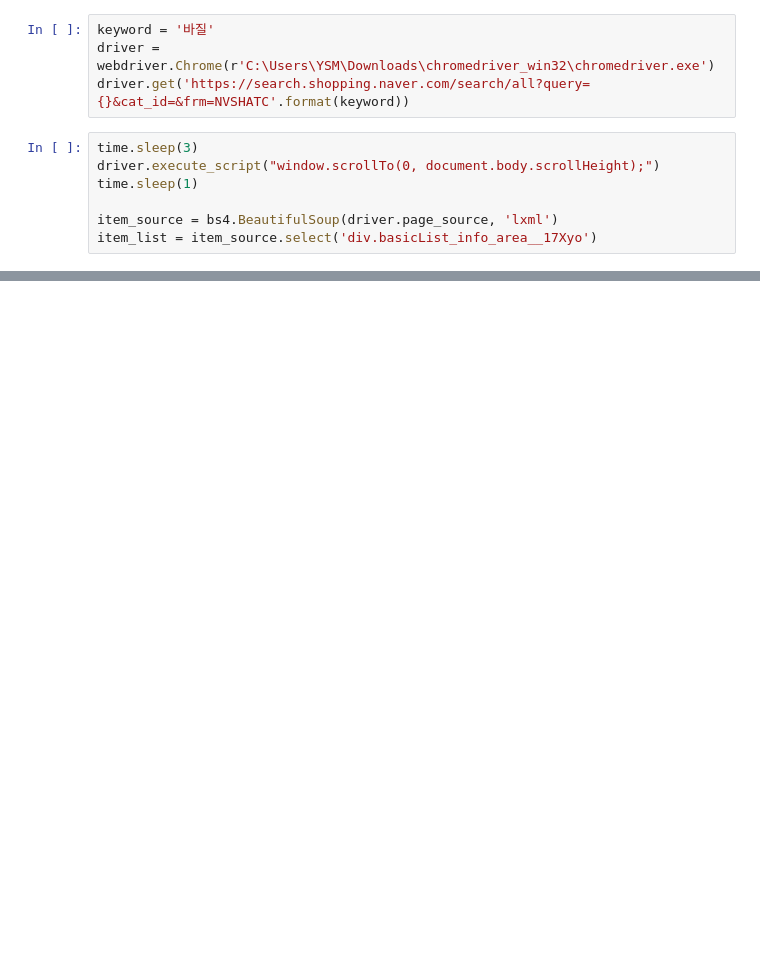
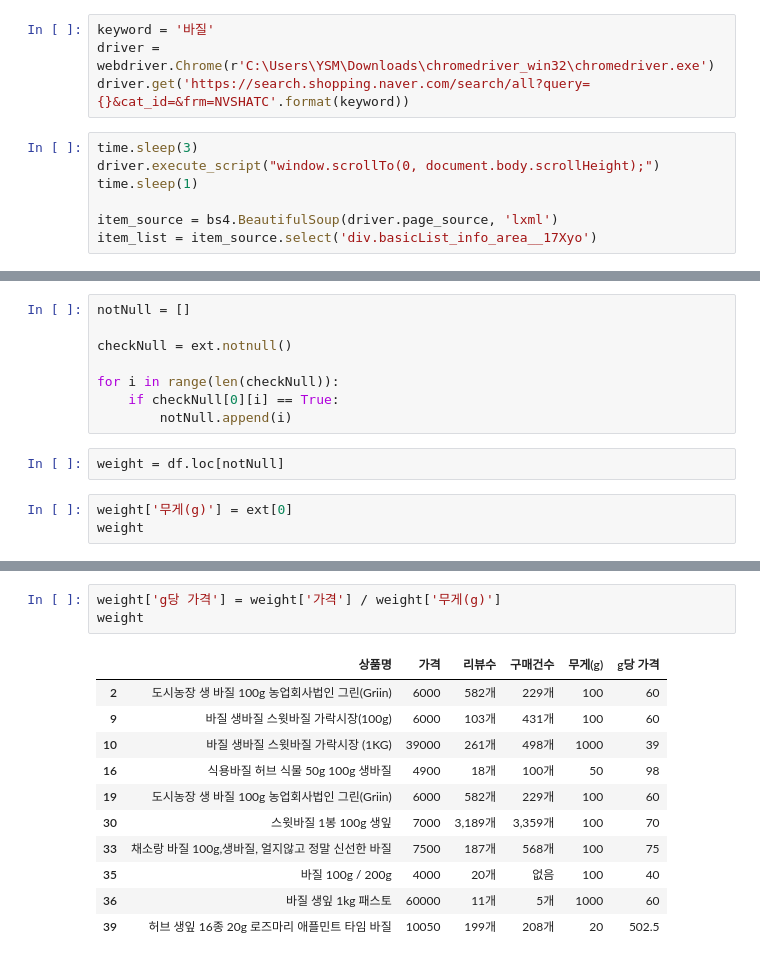
Before and after one commit to ysmin709/Get-Naver-Shopping-Data, a Jupyter notebook: CrawlingFromNaver.ipynb, the cells around one changed output, grey strips where cells are left out. Saved outputs shown, nothing was run; the diff lists cells and outputs as text; blank space fills up the shorter version.

```diff
--- a/CrawlingFromNaver.ipynb
+++ b/CrawlingFromNaver.ipynb
@@ -83,0 +111,13 @@ df.상품명.str.extract('(\d+)')
+# %%
+notNull = []
+
+checkNull = ext.notnull()
+
+for i in range(len(checkNull)):
+    if checkNull[0][i] == True:
+        notNull.append(i)
+# %%
+weight = df.loc[notNull]
+# %%
+weight['무게(g)'] = ext[0]
+weight
@@ -83,0 +136,15 @@ df.상품명.str.extract('(\d+)')
+# %%
+weight['g당 가격'] = weight['가격'] / weight['무게(g)']
+weight
+# %% [output]
+|  | 상품명 | 가격 | 리뷰수 | 구매건수 | 무게(g) | g당 가격 |
+| 2 | 도시농장 생 바질 100g 농업회사법인 그린(Griin) | 6000 | 582개 | 229개 | 100 | 60 |
+| 9 | 바질 생바질 스윗바질 가락시장(100g) | 6000 | 103개 | 431개 | 100 | 60 |
+| 10 | 바질 생바질 스윗바질 가락시장 (1KG) | 39000 | 261개 | 498개 | 1000 | 39 |
+| 16 | 식용바질 허브 식물 50g 100g 생바질 | 4900 | 18개 | 100개 | 50 | 98 |
+| 19 | 도시농장 생 바질 100g 농업회사법인 그린(Griin) | 6000 | 582개 | 229개 | 100 | 60 |
+| 30 | 스윗바질 1봉 100g 생잎 | 7000 | 3,189개 | 3,359개 | 100 | 70 |
+| 33 | 채소랑 바질 100g,생바질, 얼지않고 정말 신선한 바질 | 7500 | 187개 | 568개 | 100 | 75 |
+| 35 | 바질 100g / 200g | 4000 | 20개 | 없음 | 100 | 40 |
+| 36 | 바질 생잎 1kg 패스토 | 60000 | 11개 | 5개 | 1000 | 60 |
+| 39 | 허브 생잎 16종 20g 로즈마리 애플민트 타임 바질 | 10050 | 199개 | 208개 | 20 | 502.5 |
```
Also changed, not shown: parts of 6 cells of this notebook.
